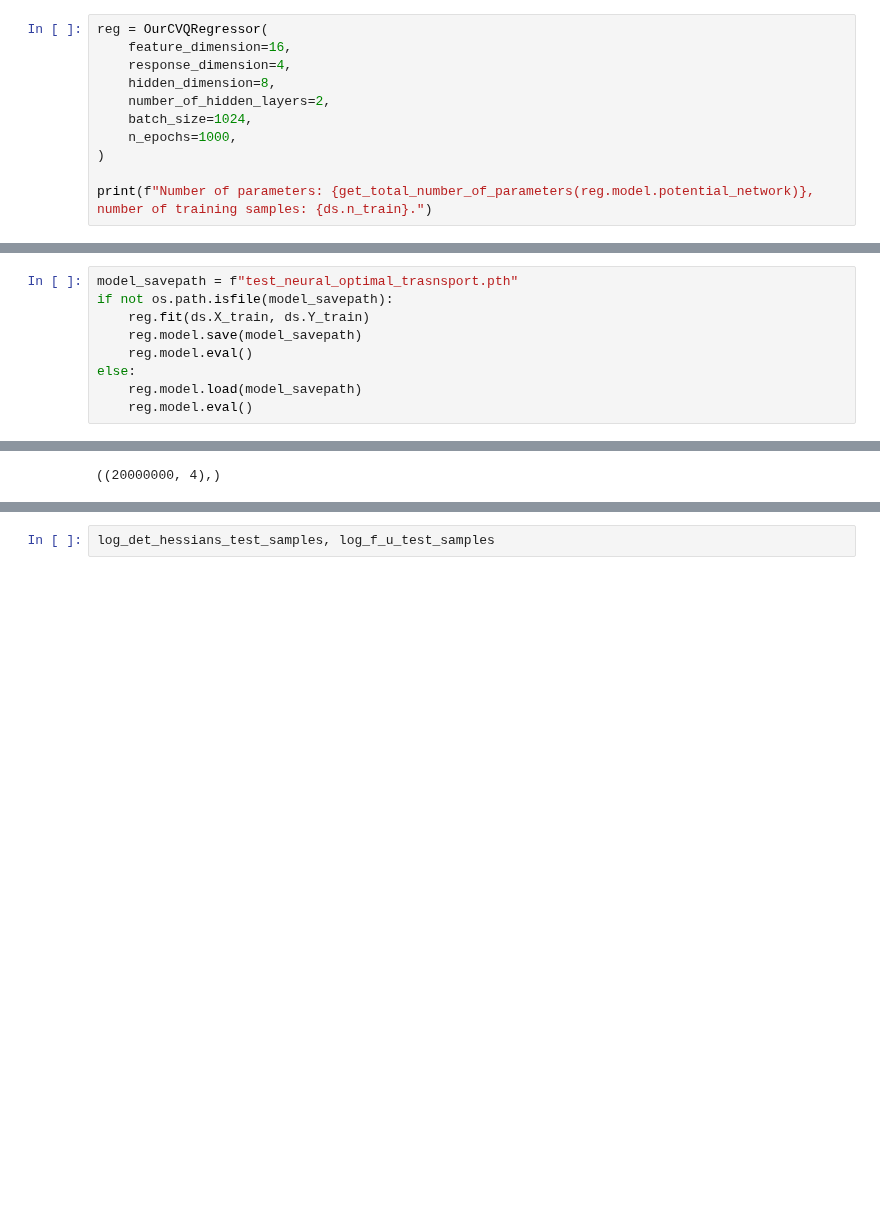
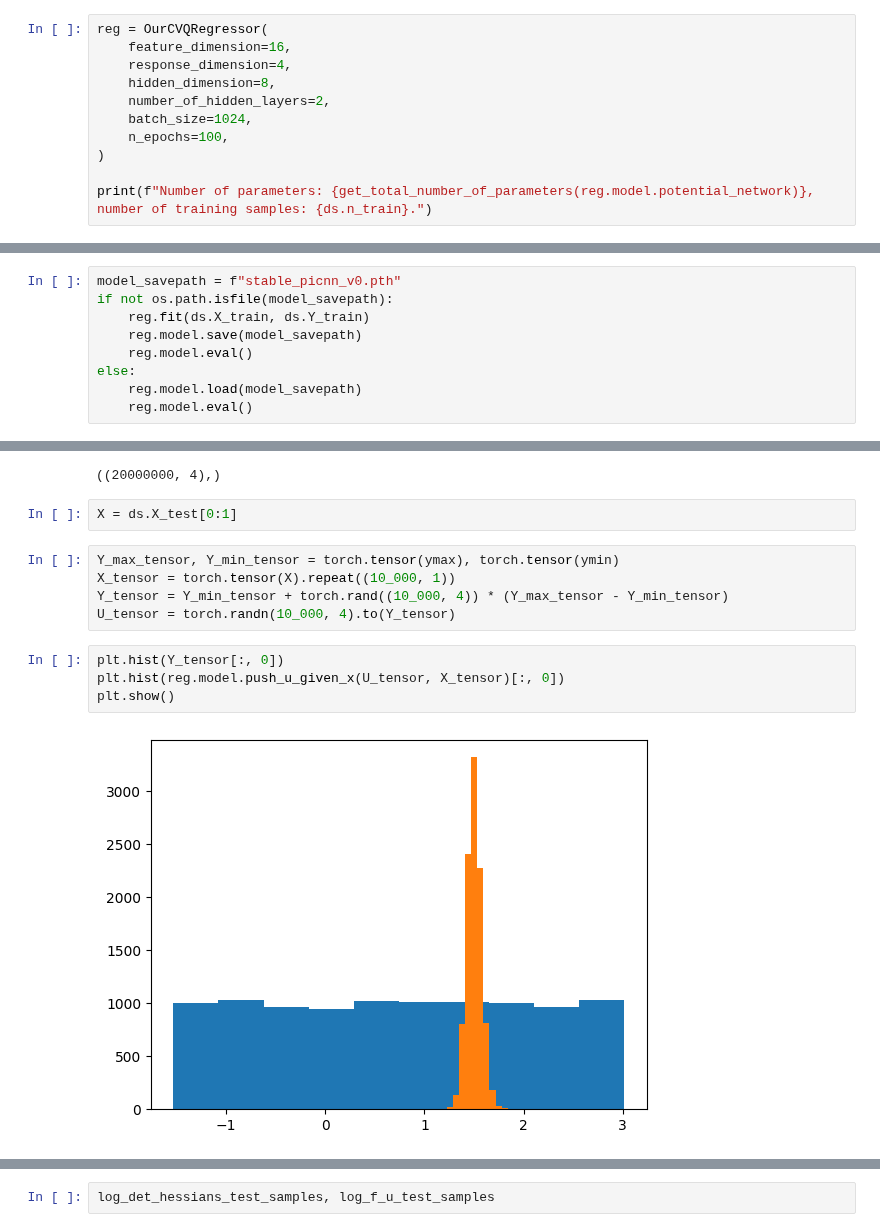
Before and after one commit to VldKnd/conditional_quantile_function, a Jupyter notebook: poc/Section5.ipynb, the cells around one changed output, grey strips where cells are left out. Cells and saved outputs as stored; diff of their text form; blank space fills up the shorter version.

```diff
--- a/poc/Section5.ipynb
+++ b/poc/Section5.ipynb
@@ -117,14 +117,14 @@ reg = OurCVQRegressor(
     hidden_dimension=8,
     number_of_hidden_layers=2,
     batch_size=1024,
-    n_epochs=1000,
+    n_epochs=100,
 )
 
 print(f"Number of parameters: {get_total_number_of_parameters(reg.model.potential_network)}, number of training samples: {ds.n_train}.")
 # %% [output]
 Number of parameters: 1238, number of training samples: 5125.
 # %%
-model_savepath = f"test_neural_optimal_trasnsport.pth"
+model_savepath = f"stable_picnn_v0.pth"
 if not os.path.isfile(model_savepath):
     reg.fit(ds.X_train, ds.Y_train)
     reg.model.save(model_savepath)
@@ -422,3 +443,16 @@ log_det_hessians_test_samples.shape=(20000000,)
 quantiles_test_sampled.shape,
 # %% [output]
 ((20000000, 4),)
+# %%
+X = ds.X_test[0:1]
+# %%
+Y_max_tensor, Y_min_tensor = torch.tensor(ymax), torch.tensor(ymin)
+X_tensor = torch.tensor(X).repeat((10_000, 1))
+Y_tensor = Y_min_tensor + torch.rand((10_000, 4)) * (Y_max_tensor - Y_min_tensor)
+U_tensor = torch.randn(10_000, 4).to(Y_tensor)
+# %%
+plt.hist(Y_tensor[:, 0])
+plt.hist(reg.model.push_u_given_x(U_tensor, X_tensor)[:, 0])
+plt.show()
+# %% [output]
+[figure, added]
```
Also changed, not shown: parts of 20 cells of this notebook, 9 other files.
